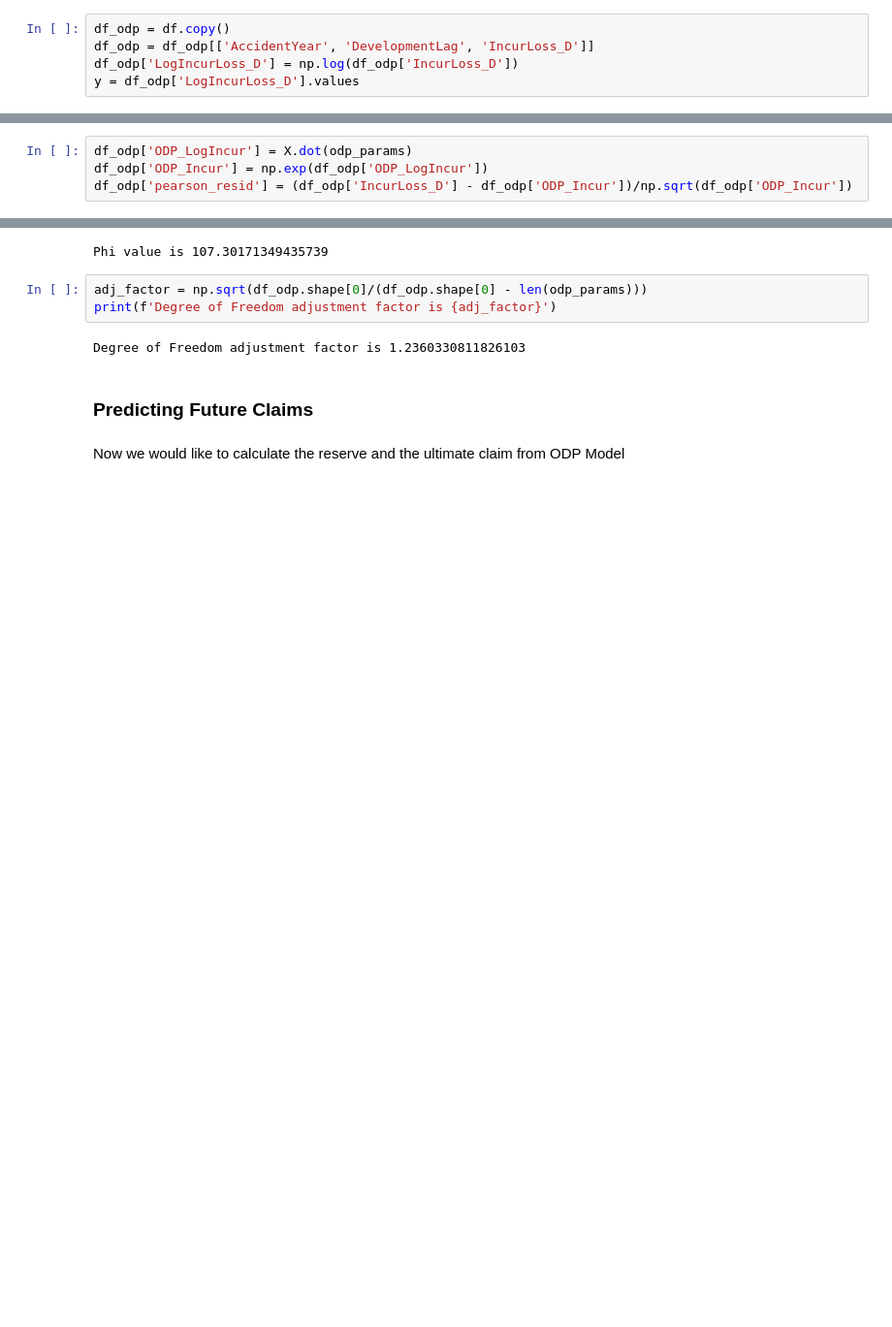
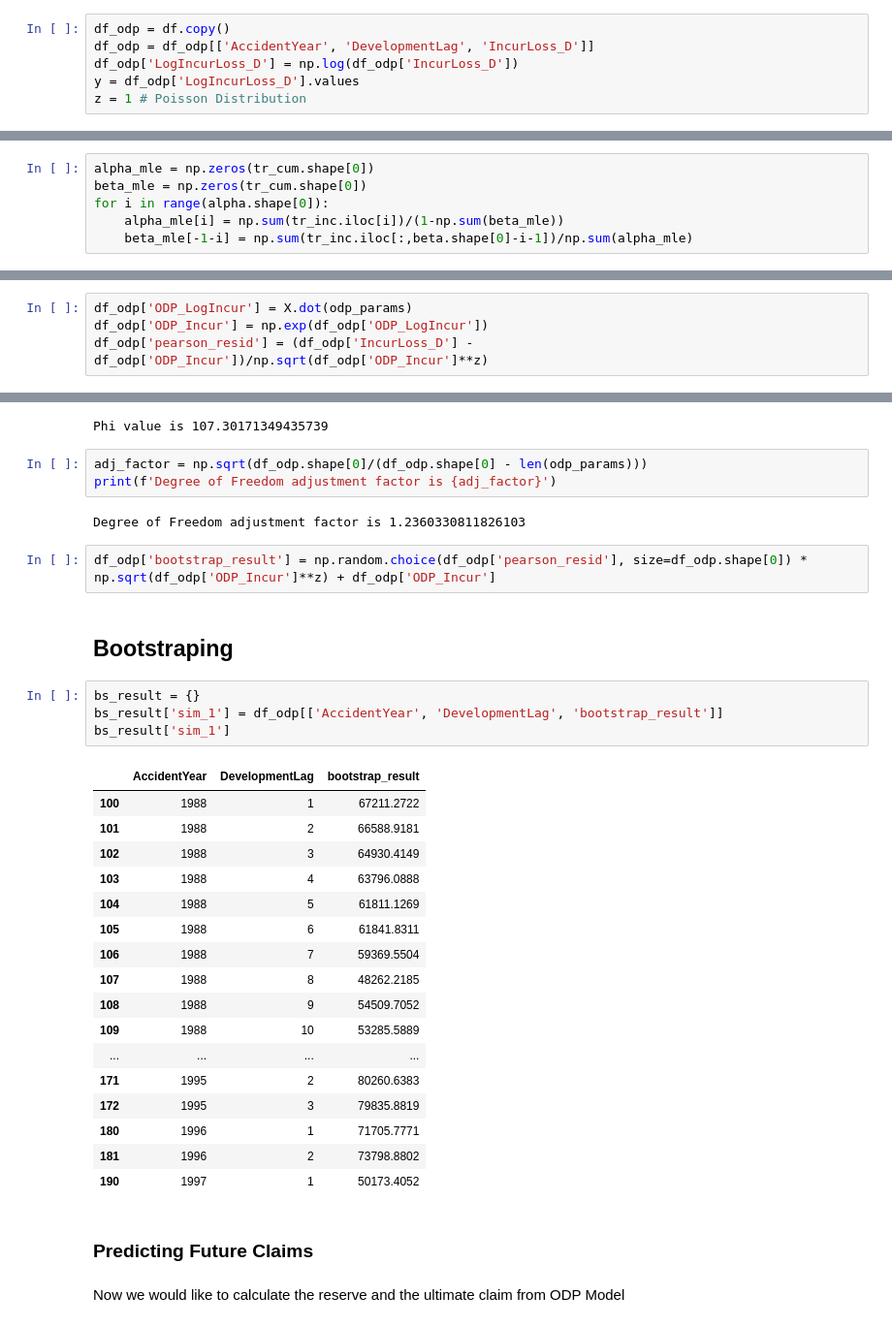
Before and after one commit to leonv1602/claim-reserving, a Jupyter notebook: ODP Bootstrap Model.ipynb, the cells around one changed output, grey strips where cells are left out. Shown: that part at 97% size. Drawn from its saved outputs; the diff is of its cells as text; blank space fills up the shorter version.

Commit message:
add MLE method and a little bit of bootstrap

```diff
--- a/ODP Bootstrap Model.ipynb
+++ b/ODP Bootstrap Model.ipynb
@@ -279,3 +296,4 @@ df_odp = df.copy()
 df_odp = df_odp[['AccidentYear', 'DevelopmentLag', 'IncurLoss_D']]
 df_odp['LogIncurLoss_D'] = np.log(df_odp['IncurLoss_D'])
 y = df_odp['LogIncurLoss_D'].values
+z = 1 # Poisson Distribution
@@ -283,0 +304,6 @@ y = df_odp['LogIncurLoss_D'].values
+# %%
+alpha_mle = np.zeros(tr_cum.shape[0])
+beta_mle = np.zeros(tr_cum.shape[0])
+for i in range(alpha.shape[0]):
+    alpha_mle[i] = np.sum(tr_inc.iloc[i])/(1-np.sum(beta_mle))
+    beta_mle[-1-i] = np.sum(tr_inc.iloc[:,beta.shape[0]-i-1])/np.sum(alpha_mle)
@@ -329,7 +357,7 @@ array([ 1.11041845e+01,  1.09755158e+01,  1.10659350e+01,  1.12233028e+01,
 # %%
 df_odp['ODP_LogIncur'] = X.dot(odp_params)
 df_odp['ODP_Incur'] = np.exp(df_odp['ODP_LogIncur'])
-df_odp['pearson_resid'] = (df_odp['IncurLoss_D'] - df_odp['ODP_Incur'])/np.sqrt(df_odp['ODP_Incur'])
+df_odp['pearson_resid'] = (df_odp['IncurLoss_D'] - df_odp['ODP_Incur'])/np.sqrt(df_odp['ODP_Incur']**z)
 # %%
 df_odp.head()
 # %% [output]
@@ -349,6 +377,32 @@ adj_factor = np.sqrt(df_odp.shape[0]/(df_odp.shape[0] - len(odp_params)))
 print(f'Degree of Freedom adjustment factor is {adj_factor}')
 # %% [output]
 Degree of Freedom adjustment factor is 1.2360330811826103
+# %%
+df_odp['bootstrap_result'] = np.random.choice(df_odp['pearson_resid'], size=df_odp.shape[0]) * np.sqrt(df_odp['ODP_Incur']**z) + df_odp['ODP_Incur']
+# %% [markdown]
+## Bootstraping
+# %%
+bs_result = {}
+bs_result['sim_1'] = df_odp[['AccidentYear', 'DevelopmentLag', 'bootstrap_result']]
+bs_result['sim_1']
+# %% [output]
+|  | AccidentYear | DevelopmentLag | bootstrap_result |
+| 100 | 1988 | 1 | 67211.2722 |
+| 101 | 1988 | 2 | 66588.9181 |
+| 102 | 1988 | 3 | 64930.4149 |
+| 103 | 1988 | 4 | 63796.0888 |
+| 104 | 1988 | 5 | 61811.1269 |
+| 105 | 1988 | 6 | 61841.8311 |
+| 106 | 1988 | 7 | 59369.5504 |
+| 107 | 1988 | 8 | 48262.2185 |
+| 108 | 1988 | 9 | 54509.7052 |
+| 109 | 1988 | 10 | 53285.5889 |
+| ... | ... | ... | ... |
+| 171 | 1995 | 2 | 80260.6383 |
+| 172 | 1995 | 3 | 79835.8819 |
+| 180 | 1996 | 1 | 71705.7771 |
+| 181 | 1996 | 2 | 73798.8802 |
+| 190 | 1997 | 1 | 50173.4052 |
 # %% [markdown]
 ### Predicting Future Claims
 # %% [markdown]
```
Also changed, not shown: parts of 6 cells of this notebook.
